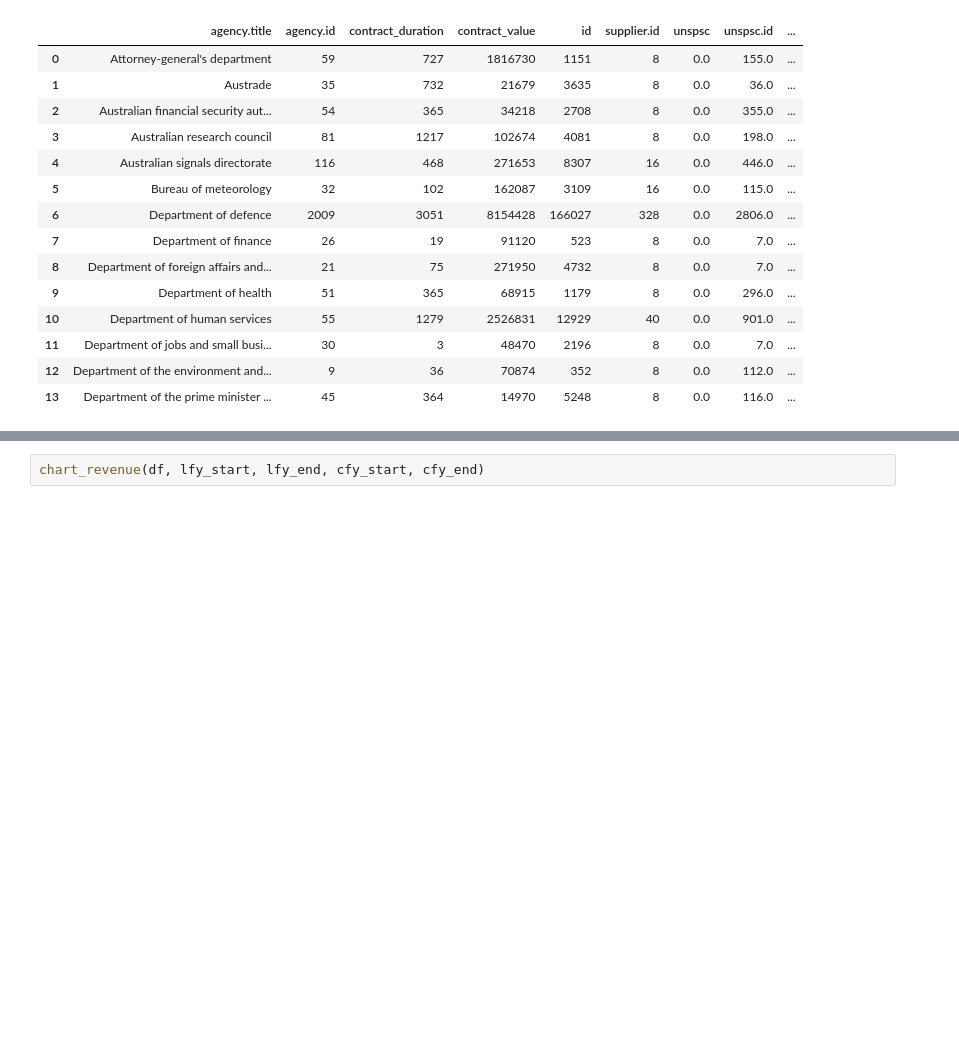
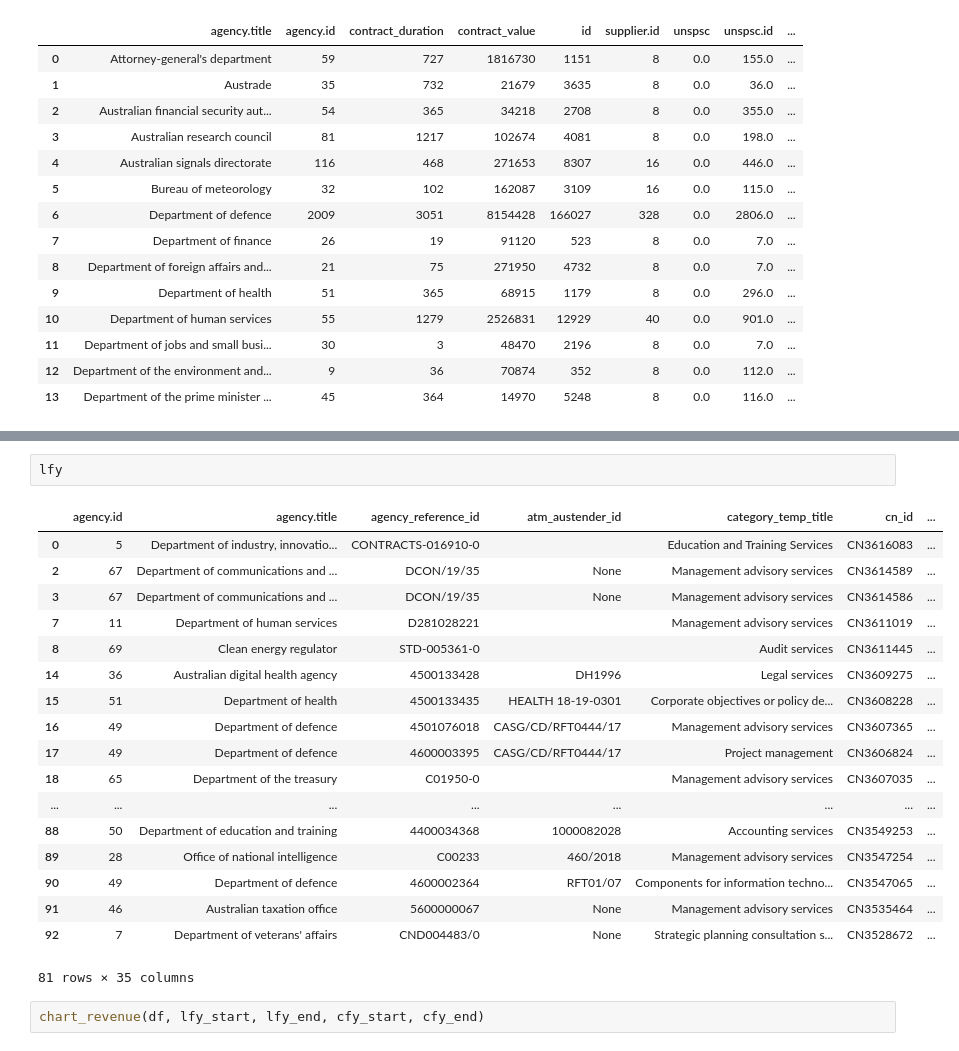
Before and after one commit to bpandrew/govconnectapi, a Jupyter notebook: sandpit.ipynb, the cells around one changed output, grey strips where cells are left out. Cells and saved outputs as stored; diff of their text form; blank space fills up the shorter version.

```diff
--- a/sandpit.ipynb
+++ b/sandpit.ipynb
@@ -1051,3 +1069,24 @@ chart_data
+# %%
+lfy
+# %% [output]
+|  | agency.id | agency.title | agency_reference_id | atm_austender_id | category_temp_title | cn_id | ... |
+| 0 | 5 | Department of industry, innovatio... | CONTRACTS-016910-0 |  | Education and Training Services | CN3616083 | ... |
+| 2 | 67 | Department of communications and ... | DCON/19/35 | None | Management advisory services | CN3614589 | ... |
+| 3 | 67 | Department of communications and ... | DCON/19/35 | None | Management advisory services | CN3614586 | ... |
+| 7 | 11 | Department of human services | D281028221 |  | Management advisory services | CN3611019 | ... |
+| 8 | 69 | Clean energy regulator | STD-005361-0 |  | Audit services | CN3611445 | ... |
+| 14 | 36 | Australian digital health agency | 4500133428 | DH1996 | Legal services | CN3609275 | ... |
+| 15 | 51 | Department of health | 4500133435 | HEALTH 18-19-0301 | Corporate objectives or policy de... | CN3608228 | ... |
+| 16 | 49 | Department of defence | 4501076018 | CASG/CD/RFT0444/17 | Management advisory services | CN3607365 | ... |
+| 17 | 49 | Department of defence | 4600003395 | CASG/CD/RFT0444/17 | Project management | CN3606824 | ... |
+| 18 | 65 | Department of the treasury | C01950-0 |  | Management advisory services | CN3607035 | ... |
+| ... | ... | ... | ... | ... | ... | ... | ... |
+| 88 | 50 | Department of education and training | 4400034368 | 1000082028 | Accounting services | CN3549253 | ... |
+| 89 | 28 | Office of national intelligence | C00233 | 460/2018 | Management advisory services | CN3547254 | ... |
+| 90 | 49 | Department of defence | 4600002364 | RFT01/07 | Components for information techno... | CN3547065 | ... |
+| 91 | 46 | Australian taxation office | 5600000067 | None | Management advisory services | CN3535464 | ... |
+| 92 | 7 | Department of veterans' affairs | CND004483/0 | None | Strategic planning consultation s... | CN3528672 | ... |
+81 rows × 35 columns
 # %%
 chart_revenue(df, lfy_start, lfy_end, cfy_start, cfy_end)
 # %% [output]
```
Also changed, not shown: parts of 2 cells of this notebook, 1 other file.
